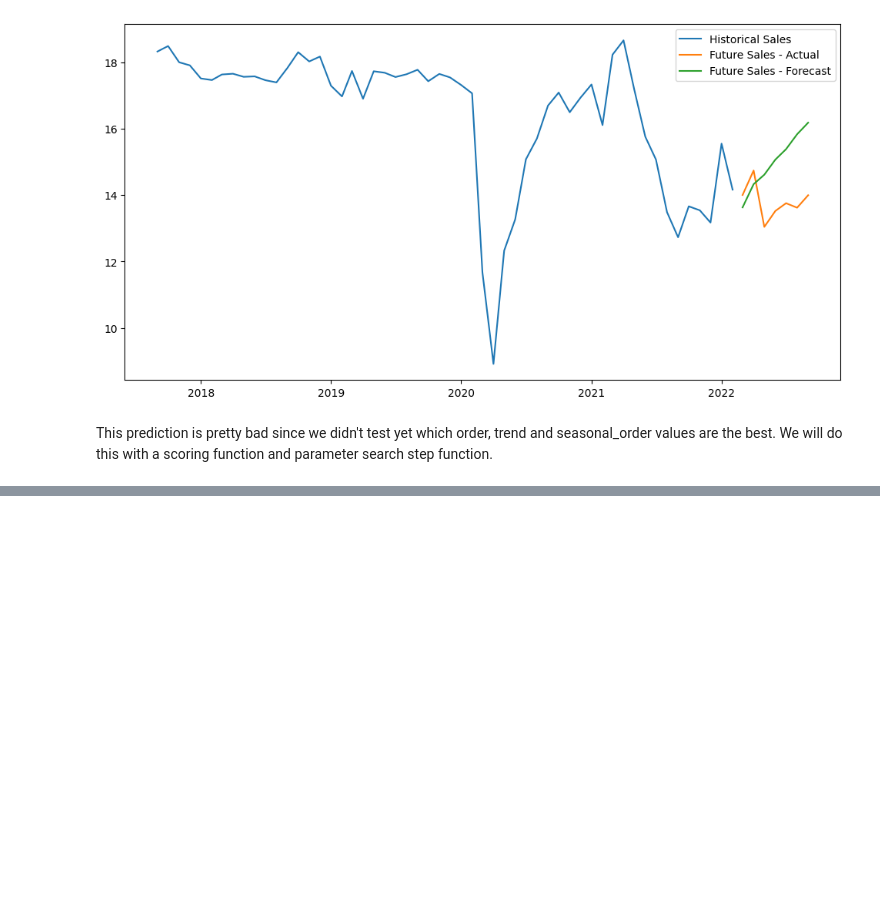
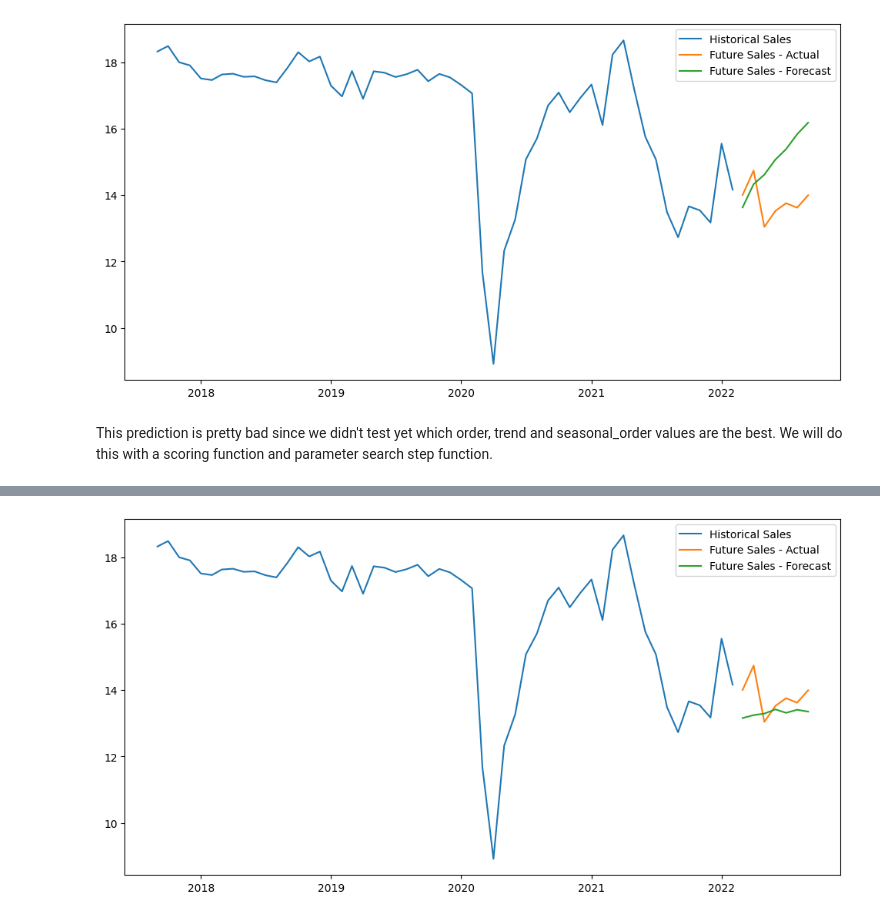
Before and after one commit to OjmJakon/Mini-Projects, a Jupyter notebook: Data Science/Sales Forecasting Using ARIMA/Sales Forecasting Using ARIMA.ipynb, the cells around one changed output, grey strips where cells are left out. Drawn from its saved outputs; the diff is of its cells as text; code cells hidden in the pictures; blank space fills up the shorter version.

```diff
--- a/Data Science/Sales Forecasting Using ARIMA/Sales Forecasting Using ARIMA.ipynb
+++ b/Data Science/Sales Forecasting Using ARIMA/Sales Forecasting Using ARIMA.ipynb
@@ -166,0 +295,20 @@ This prediction is pretty bad since we didn't test yet which order, trend and se
+# %%
+
+model = SARIMAX(
+    endog = df_train["Sales"],
+    exog = df_train["GDP"],
+    order = (xbest["p"],xbest["d"],xbest["q"]),
+    trend = [xbest["a0"],xbest["a1"]],
+    seasonal_order= (xbest["P"],xbest["D"],xbest["Q"], 12)
+).fit(disp=False)
+
+forecast = model.forecast(steps=df_test.shape[0], exog=df_test["GDP"])
+
+plt.figure(figsize=(12,6))
+plt.plot(df_train["DATE"], df_train["Sales"], label="Historical Sales")
+plt.plot(df_test["DATE"], df_test["Sales"], label="Future Sales - Actual")
+plt.plot(df_test["DATE"], forecast, label="Future Sales - Forecast")
+plt.legend()
+plt.show()
+# %% [output]
+[figure, added]
```
Also changed, not shown: parts of 11 cells of this notebook.
